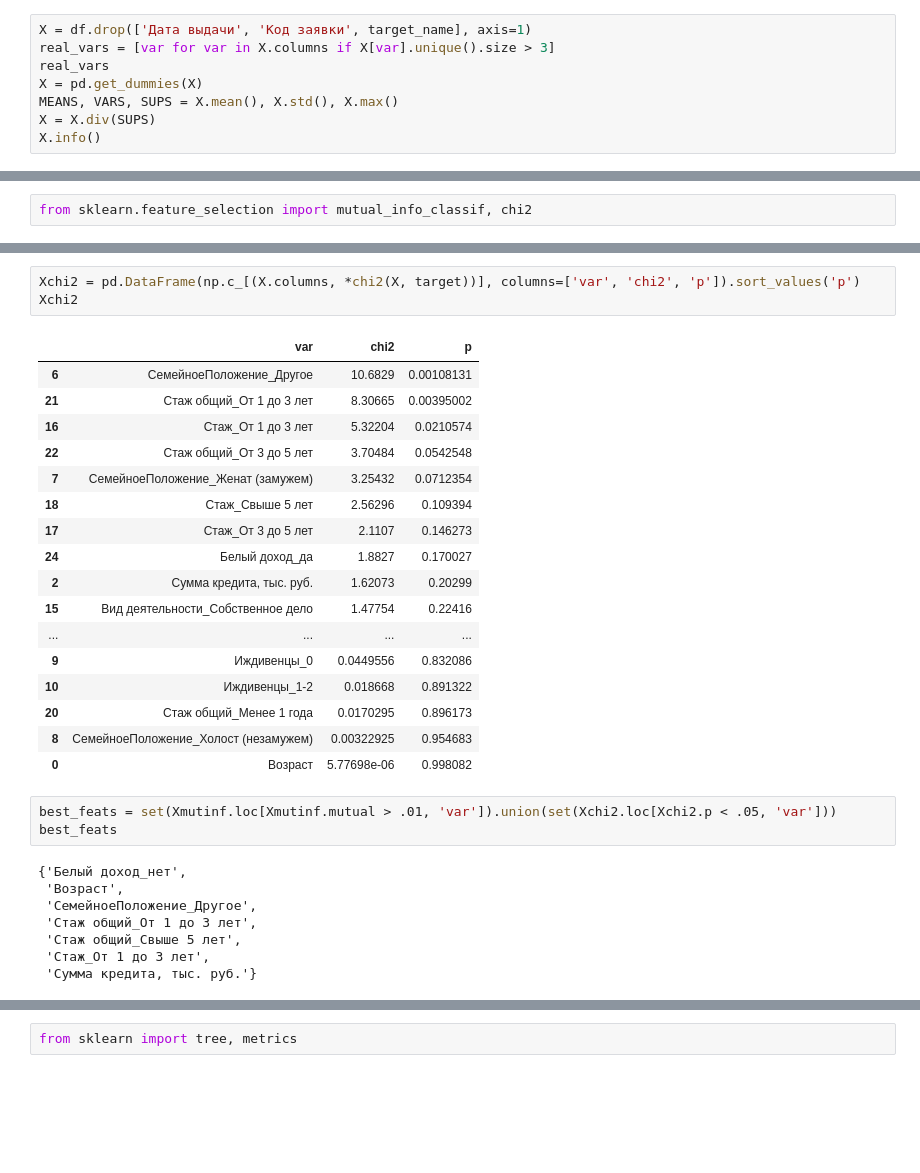
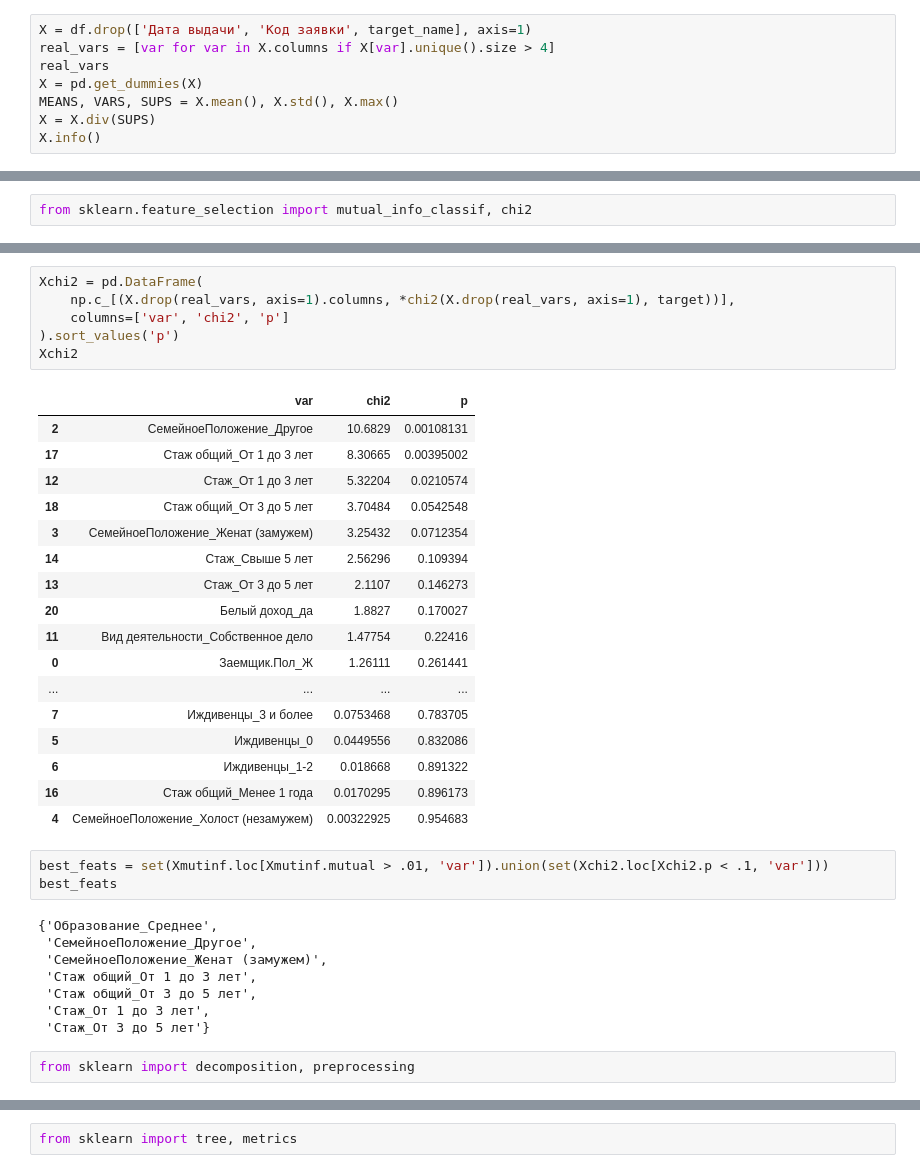
Before and after one commit to SomeoneSerge/vsu-dm, a Jupyter notebook: feodor.ipynb, the cells around one changed output, grey strips where cells are left out. Saved outputs shown, nothing was run; the diff lists cells and outputs as text; blank space fills up the shorter version.

```diff
--- a/feodor.ipynb
+++ b/feodor.ipynb
@@ -65,7 +73,7 @@ df['Иждивенцы'].value_counts()
 Name: Иждивенцы, dtype: int64
 # %%
 X = df.drop(['Дата выдачи', 'Код заявки', target_name], axis=1)
-real_vars = [var for var in X.columns if X[var].unique().size > 3]
+real_vars = [var for var in X.columns if X[var].unique().size > 4]
 real_vars
 X = pd.get_dummies(X)
 MEANS, VARS, SUPS = X.mean(), X.std(), X.max()
@@ -124,32 +130,37 @@ Xmutinf
 # %%
-Xchi2 = pd.DataFrame(np.c_[(X.columns, *chi2(X, target))], columns=['var', 'chi2', 'p']).sort_values('p')
+Xchi2 = pd.DataFrame(
+    np.c_[(X.drop(real_vars, axis=1).columns, *chi2(X.drop(real_vars, axis=1), target))],
+    columns=['var', 'chi2', 'p']
+).sort_values('p')
 Xchi2
 # %% [output]
 |  | var | chi2 | p |
-| 6 | СемейноеПоложение_Другое | 10.6829 | 0.00108131 |
-| 21 | Стаж общий_От 1 до 3 лет | 8.30665 | 0.00395002 |
-| 16 | Стаж_От 1 до 3 лет | 5.32204 | 0.0210574 |
-| 22 | Стаж общий_От 3 до 5 лет | 3.70484 | 0.0542548 |
-| 7 | СемейноеПоложение_Женат (замужем) | 3.25432 | 0.0712354 |
-| 18 | Стаж_Свыше 5 лет | 2.56296 | 0.109394 |
-| 17 | Стаж_От 3 до 5 лет | 2.1107 | 0.146273 |
-| 24 | Белый доход_да | 1.8827 | 0.170027 |
-| 2 | Сумма кредита, тыс. руб. | 1.62073 | 0.20299 |
-| 15 | Вид деятельности_Собственное дело | 1.47754 | 0.22416 |
+| 2 | СемейноеПоложение_Другое | 10.6829 | 0.00108131 |
+| 17 | Стаж общий_От 1 до 3 лет | 8.30665 | 0.00395002 |
+| 12 | Стаж_От 1 до 3 лет | 5.32204 | 0.0210574 |
+| 18 | Стаж общий_От 3 до 5 лет | 3.70484 | 0.0542548 |
+| 3 | СемейноеПоложение_Женат (замужем) | 3.25432 | 0.0712354 |
+| 14 | Стаж_Свыше 5 лет | 2.56296 | 0.109394 |
+| 13 | Стаж_От 3 до 5 лет | 2.1107 | 0.146273 |
+| 20 | Белый доход_да | 1.8827 | 0.170027 |
+| 11 | Вид деятельности_Собственное дело | 1.47754 | 0.22416 |
+| 0 | Заемщик.Пол_Ж | 1.26111 | 0.261441 |
 | ... | ... | ... | ... |
-| 9 | Иждивенцы_0 | 0.0449556 | 0.832086 |
-| 10 | Иждивенцы_1-2 | 0.018668 | 0.891322 |
-| 20 | Стаж общий_Менее 1 года | 0.0170295 | 0.896173 |
-| 8 | СемейноеПоложение_Холост (незамужем) | 0.00322925 | 0.954683 |
-| 0 | Возраст | 5.77698e-06 | 0.998082 |
+| 7 | Иждивенцы_3 и более | 0.0753468 | 0.783705 |
+| 5 | Иждивенцы_0 | 0.0449556 | 0.832086 |
+| 6 | Иждивенцы_1-2 | 0.018668 | 0.891322 |
+| 16 | Стаж общий_Менее 1 года | 0.0170295 | 0.896173 |
+| 4 | СемейноеПоложение_Холост (незамужем) | 0.00322925 | 0.954683 |
 # %%
-best_feats = set(Xmutinf.loc[Xmutinf.mutual > .01, 'var']).union(set(Xchi2.loc[Xchi2.p < .05, 'var']))
+best_feats = set(Xmutinf.loc[Xmutinf.mutual > .01, 'var']).union(set(Xchi2.loc[Xchi2.p < .1, 'var']))
 best_feats
 # %% [output]
-{'Белый доход_нет',
- 'Возраст',
+{'Образование_Среднее',
  'СемейноеПоложение_Другое',
+ 'СемейноеПоложение_Женат (замужем)',
  'Стаж общий_От 1 до 3 лет',
- 'Стаж общий_Свыше 5 лет',
+ 'Стаж общий_От 3 до 5 лет',
  'Стаж_От 1 до 3 лет',
- 'Сумма кредита, тыс. руб.'}
+ 'Стаж_От 3 до 5 лет'}
+# %%
+from sklearn import decomposition, preprocessing
```
Also changed, not shown: parts of 18 cells of this notebook, 2 other files.
